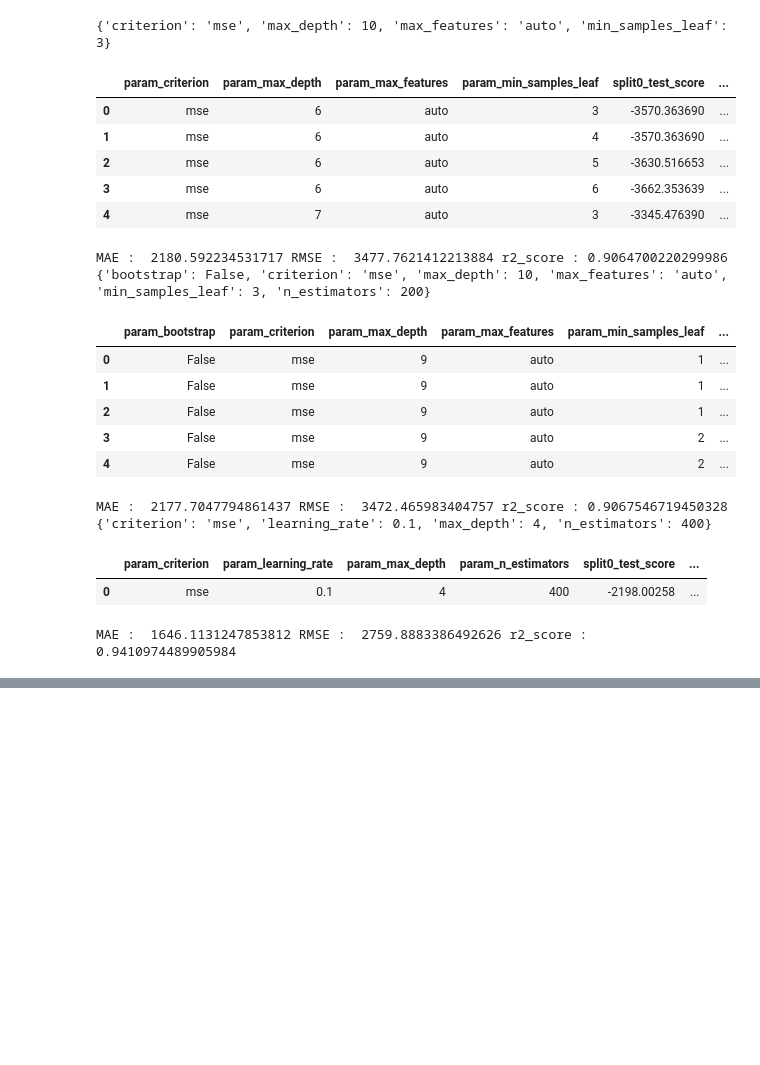
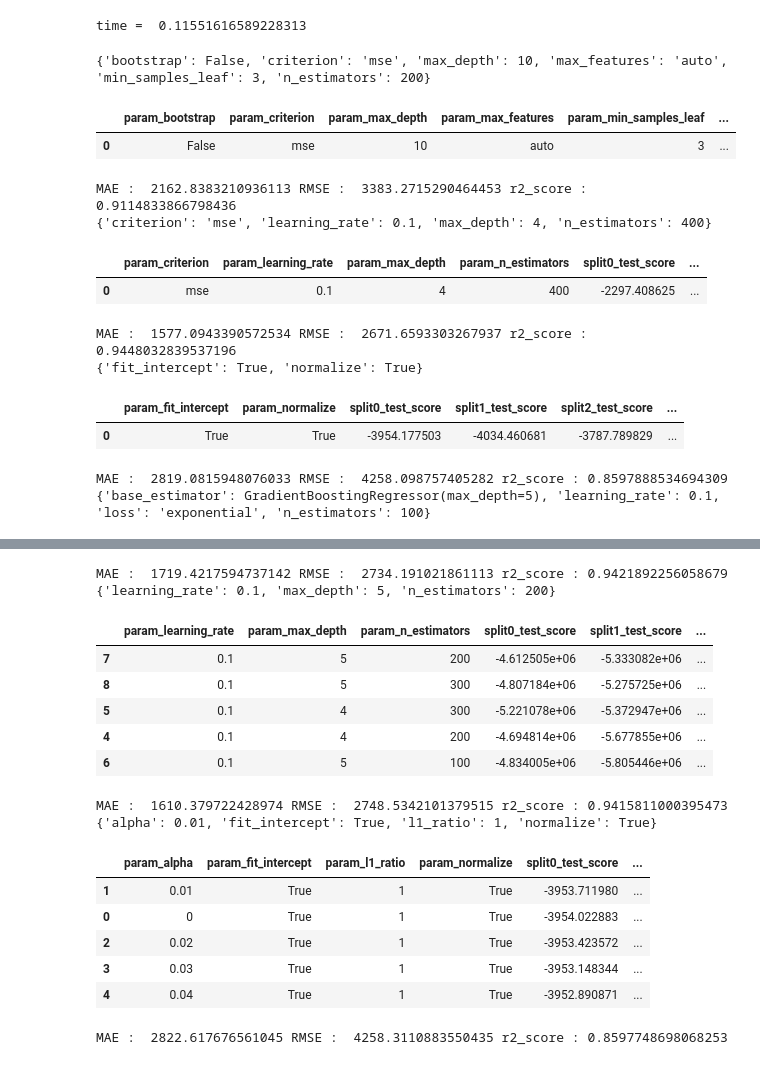
Before and after one commit to SKawsar/bmw_used_car, a Jupyter notebook: modeling.ipynb, the cells around one changed output, grey strips where cells are left out. Cells and saved outputs as stored; diff of their text form; code cells hidden in the pictures; blank space fills up the shorter version.

```diff
--- a/modeling.ipynb
+++ b/modeling.ipynb
@@ -182,0 +197,8 @@ time =  0.41227078437805176
+# %%
+model_GB = gradient_boosting_regressor(X_train, y_train,
+                                       ['mse'],
+                                       np.arange(4,5,1).tolist(),
+                                       np.arange(400,401,100).tolist(),
+                                       [0.1],
+                                       'neg_root_mean_squared_error',
+                                       5)
@@ -182,0 +209,6 @@ time =  0.41227078437805176
+# %%
+model_XGB = X_gradient_boosting_regressor(X_train, y_train,
+                                          [3,4,5],
+                                          [100,200,300],
+                                          [0.1],
+                                          'neg_mean_squared_error', 5)
@@ -182,0 +217,2 @@ time =  0.41227078437805176
+# %%
+model_LR = linear_regressor(X_train, y_train, [True], [True], 'neg_root_mean_squared_error', 5)
@@ -183,3 +221,11 @@ time =  0.41227078437805176
+# %%
+model_EN = elasticnet_regressor(X_train, y_train,
+                                np.arange(0,1.1,0.01).tolist(),
+                                [1],
+                                [True], [True],
+                                'neg_root_mean_squared_error', 5)
+# %% [output]
+time =  0.11551616589228313
 # %%
 def model_output(X_test, y_test, model):
 
@@ -196,27 +242,24 @@ def model_output(X_test, y_test, model):
 
     return cv, y_pred, MAE, RMSE, r2
 # %%
-cv_DT, y_pred_DT, MAE_DT, RMSE_DT, r2_DT = model_output(X_test, y_test, model_DT)
+# cv_DT, y_pred_DT, MAE_DT, RMSE_DT, r2_DT = model_output(X_test, y_test, model_DT)
 cv_RF, y_pred_RF, MAE_RF, RMSE_RF, r2_RF = model_output(X_test, y_test, model_RF)
 cv_GB, y_pred_GB, MAE_GB, RMSE_GB, r2_GB = model_output(X_test, y_test, model_GB)
+cv_LR, y_pred_LR, MAE_LR, RMSE_LR, r2_LR = model_output(X_test, y_test, model_LR)
+cv_AB, y_pred_AB, MAE_AB, RMSE_AB, r2_AB = model_output(X_test, y_test, model_AB)
+cv_XGB, y_pred_XGB, MAE_XGB, RMSE_XGB, r2_XGB = model_output(X_test, y_test, model_XGB)
+cv_EN, y_pred_EN, MAE_EN, RMSE_EN, r2_EN = model_output(X_test, y_test, model_EN)
 # %% [output]
-{'criterion': 'mse', 'max_depth': 10, 'max_features': 'auto', 'min_samples_leaf': 3}
+{'bootstrap': False, 'criterion': 'mse', 'max_depth': 10, 'max_features': 'auto', 'min_samples_leaf': 3, 'n_estimators': 200}
-|  | param_criterion | param_max_depth | param_max_features | param_min_samples_leaf | split0_test_score | ... |
-| 0 | mse | 6 | auto | 3 | -3570.363690 | ... |
-| 1 | mse | 6 | auto | 4 | -3570.363690 | ... |
-| 2 | mse | 6 | auto | 5 | -3630.516653 | ... |
-| 3 | mse | 6 | auto | 6 | -3662.353639 | ... |
-| 4 | mse | 7 | auto | 3 | -3345.476390 | ... |
+|  | param_bootstrap | param_criterion | param_max_depth | param_max_features | param_min_samples_leaf | ... |
+| 0 | False | mse | 10 | auto | 3 | ... |
-MAE :  2180.592234531717 RMSE :  3477.7621412213884 r2_score : 0.9064700220299986
-{'bootstrap': False, 'criterion': 'mse', 'max_depth': 10, 'max_features': 'auto', 'min_samples_leaf': 3, 'n_estimators': 200}
+MAE :  2162.8383210936113 RMSE :  3383.2715290464453 r2_score : 0.9114833866798436
+{'criterion': 'mse', 'learning_rate': 0.1, 'max_depth': 4, 'n_estimators': 400}
-|  | param_bootstrap | param_criterion | param_max_depth | param_max_features | param_min_samples_leaf | ... |
-| 0 | False | mse | 9 | auto | 1 | ... |
-| 1 | False | mse | 9 | auto | 1 | ... |
-| 2 | False | mse | 9 | auto | 1 | ... |
-| 3 | False | mse | 9 | auto | 2 | ... |
-| 4 | False | mse | 9 | auto | 2 | ... |
+|  | param_criterion | param_learning_rate | param_max_depth | param_n_estimators | split0_test_score | ... |
+| 0 | mse | 0.1 | 4 | 400 | -2297.408625 | ... |
-MAE :  2177.7047794861437 RMSE :  3472.465983404757 r2_score : 0.9067546719450328
-{'criterion': 'mse', 'learning_rate': 0.1, 'max_depth': 4, 'n_estimators': 400}
+MAE :  1577.0943390572534 RMSE :  2671.6593303267937 r2_score : 0.9448032839537196
+{'fit_intercept': True, 'normalize': True}
-|  | param_criterion | param_learning_rate | param_max_depth | param_n_estimators | split0_test_score | ... |
-| 0 | mse | 0.1 | 4 | 400 | -2198.00258 | ... |
+|  | param_fit_intercept | param_normalize | split0_test_score | split1_test_score | split2_test_score | ... |
+| 0 | True | True | -3954.177503 | -4034.460681 | -3787.789829 | ... |
-MAE :  1646.1131247853812 RMSE :  2759.8883386492626 r2_score : 0.9410974489905984
+MAE :  2819.0815948076033 RMSE :  4258.098757405282 r2_score : 0.8597888534694309
+{'base_estimator': GradientBoostingRegressor(max_depth=5), 'learning_rate': 0.1, 'loss': 'exponential', 'n_estimators': 100}
@@ -222,0 +268,17 @@ MAE :  1646.1131247853812 RMSE :  2759.8883386492626 r2_score : 0.94109744899059
+MAE :  1719.4217594737142 RMSE :  2734.191021861113 r2_score : 0.9421892256058679
+{'learning_rate': 0.1, 'max_depth': 5, 'n_estimators': 200}
+|  | param_learning_rate | param_max_depth | param_n_estimators | split0_test_score | split1_test_score | ... |
+| 7 | 0.1 | 5 | 200 | -4.612505e+06 | -5.333082e+06 | ... |
+| 8 | 0.1 | 5 | 300 | -4.807184e+06 | -5.275725e+06 | ... |
+| 5 | 0.1 | 4 | 300 | -5.221078e+06 | -5.372947e+06 | ... |
+| 4 | 0.1 | 4 | 200 | -4.694814e+06 | -5.677855e+06 | ... |
+| 6 | 0.1 | 5 | 100 | -4.834005e+06 | -5.805446e+06 | ... |
+MAE :  1610.379722428974 RMSE :  2748.5342101379515 r2_score : 0.9415811000395473
+{'alpha': 0.01, 'fit_intercept': True, 'l1_ratio': 1, 'normalize': True}
+|  | param_alpha | param_fit_intercept | param_l1_ratio | param_normalize | split0_test_score | ... |
+| 1 | 0.01 | True | 1 | True | -3953.711980 | ... |
+| 0 | 0 | True | 1 | True | -3954.022883 | ... |
+| 2 | 0.02 | True | 1 | True | -3953.423572 | ... |
+| 3 | 0.03 | True | 1 | True | -3953.148344 | ... |
+| 4 | 0.04 | True | 1 | True | -3952.890871 | ... |
+MAE :  2822.617676561045 RMSE :  4258.3110883550435 r2_score : 0.8597748698068253
```
Also changed, not shown: parts of 20 cells of this notebook, 2 other files.
